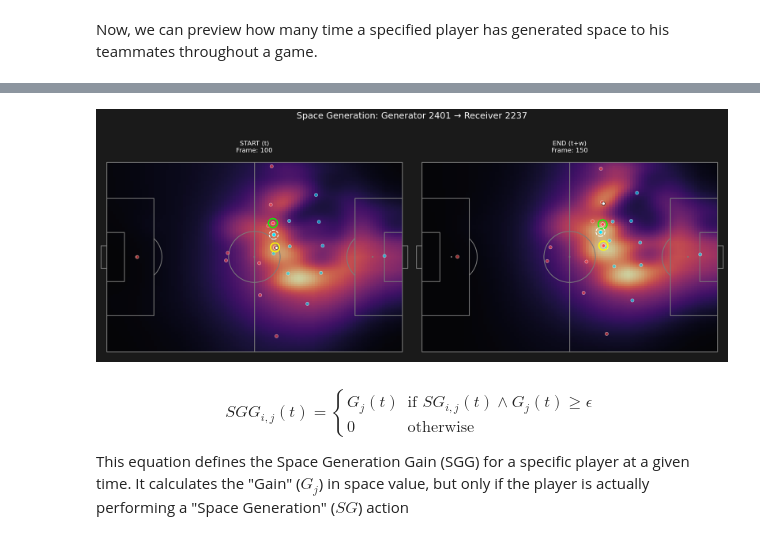
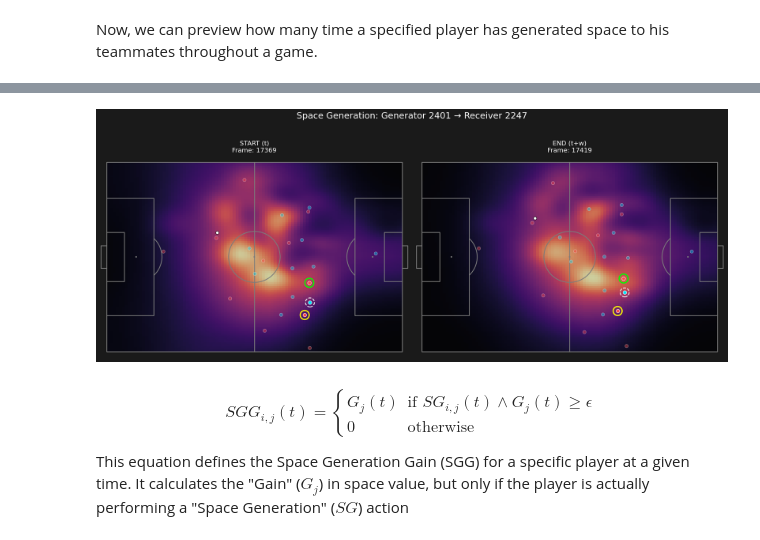
Before and after one commit to yizhan-tech/project_kick, a Jupyter notebook: football_metrics/movement/pitch_control.ipynb, the cells around one changed output, grey strips where cells are left out. Drawn from its saved outputs; the diff is of its cells as text; code cells hidden in the pictures.

Commit message:
update pitch control

```diff
--- a/football_metrics/movement/pitch_control.ipynb
+++ b/football_metrics/movement/pitch_control.ipynb
@@ -282,8 +258,3 @@ def influence_function(player_position, locations, player_velocity, ball_positio
     return influence_degree
 # %% [markdown]
 We can visualize and validate the construction of the **influence area function** as follows:
-# %%
-x = np.linspace(5, 25, 100)
-y = np.linspace(5, 25, 100)
-X, Y = np.meshgrid(x, y)
-locations = np.dstack((X, Y))
@@ -1550,9 +1055,18 @@ def plot_sg_event_analysis(event_idx, sg_df, w, team_df, opponent_df, df_ball, m
 # %%
-plot_sg_event_analysis(0, sg_df, w=50, team_df=df_home_players,
-                       opponent_df=df_away_players, df_ball=df_ball,
-                       model=model, pc_grid=pc_grid_3d, device=device)
+plot_sg_event_analysis(
+    event_idx=5,
+    sg_df=sg_df,
+    w=50,
+    team_df=df_home_players,
+    opponent_df=df_away_players,
+    df_ball=df_ball,
+    model=model,
+    pc_grid=pc_grid_3d,
+    device=device,
+    pc_calc_func=compute_team_pitch_control  # Passing the specific spatial engine
+)
 # %% [output]
-[figure, old version]
+[figure, new version]
 # %% [markdown]
 $$
 SGG_{i,j}(t) = \begin{cases} G_j(t) & \text{if } SG_{i,j}(t) \wedge G_j(t) \geq \epsilon \\ 0 & \text{otherwise} \end{cases}
```
Also changed, not shown: parts of 29 cells of this notebook, 1 other file.
